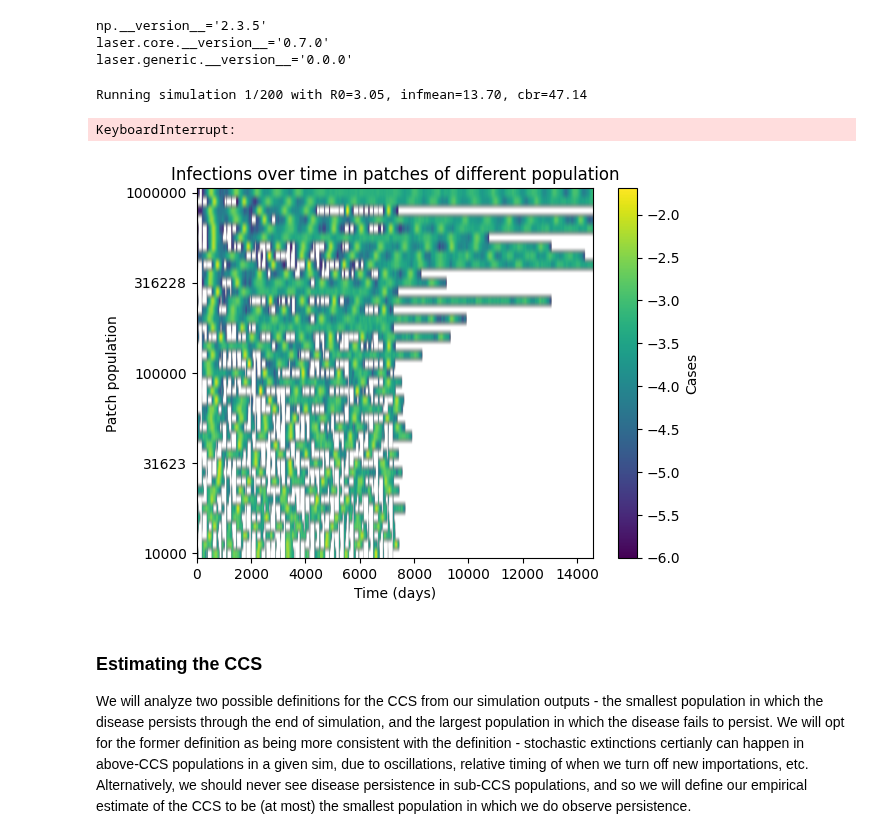
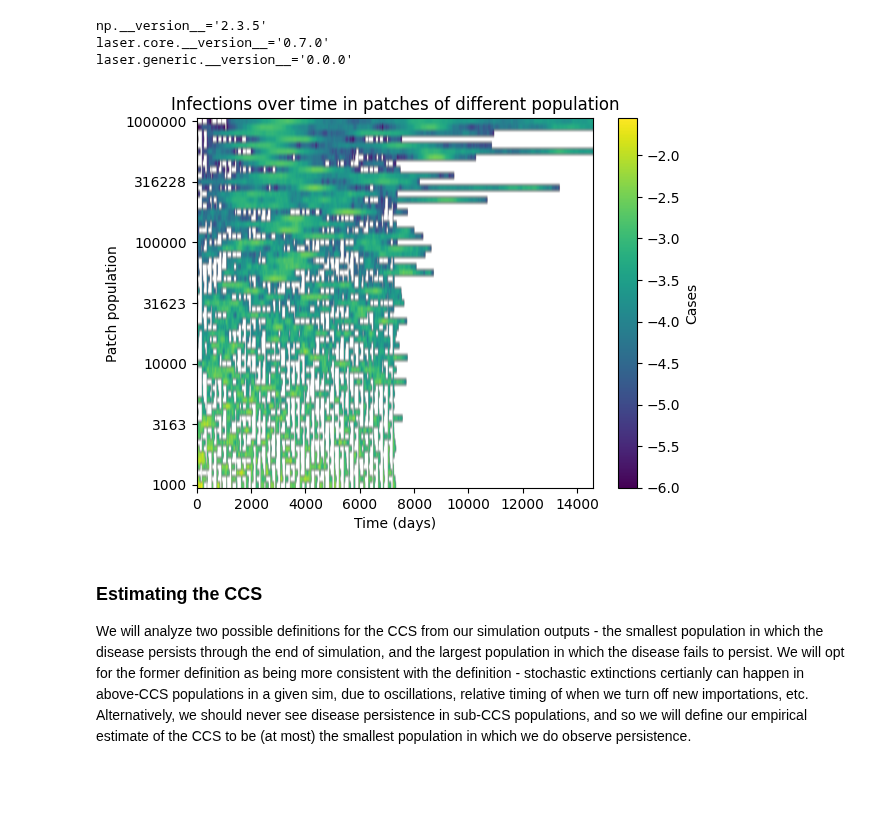
Before and after one commit to laser-base/laser-generic, a Jupyter notebook: docs/tutorials/notebooks/07_SIR_CCS.ipynb, the cells around one changed output. Drawn from its saved outputs; the diff is of its cells as text; code cells hidden in the pictures; blank space fills up the shorter version.

```diff
--- a/docs/tutorials/notebooks/07_SIR_CCS.ipynb
+++ b/docs/tutorials/notebooks/07_SIR_CCS.ipynb
@@ -86,7 +86,7 @@ class Importation_EachNode:
 
         return
 # %%
-run_sims = True
+run_sims = False
 analyze_sims = True
 # %%
 npatches = 61
@@ -95,7 +95,7 @@ initial_infected = 3
 nticks = 40 * 365
 nsims = 200
 i = 0
-start_from_last = False
+start_from_last = True
 if run_sims:
     i = 0
     if start_from_last:  #If we are resuming from a stopped previous run
@@ -160,35 +160,32 @@ if run_sims:
         os.makedirs("outputs", exist_ok=True)
         np.save(os.path.join("outputs", "CCS_outputs.npy"), outputs)
         i+=1
-# %% [output]
-Running simulation 1/200 with R0=3.05, infmean=13.70, cbr=47.14
-KeyboardInterrupt:
 # %%
 if analyze_sims:
     outputs = np.load(os.path.join("outputs", "CCS_outputs.npy"))
     parameter_samples = np.load(os.path.join("outputs", "CCS_parameter_samples.npy"))
     R0_samples = parameter_samples[0, :]
     infmean_samples = parameter_samples[1, :]
     cbr_samples = parameter_samples[2, :]
     params_df = pd.DataFrame({
         "R0": R0_samples,
         "infmean": infmean_samples,
         "cbr": cbr_samples,
     })
     params_df['mu'] = (1 + params_df['cbr'] / 1000) ** (1 / 365) - 1
     params_df['alpha'] = (1 / params_df['infmean'] + params_df['mu'])/params_df['mu']
     nsims, nticks, npatches = outputs.shape
 
     pops = np.array(scenario.population)
-    plt.imshow(np.log10(outputs[0, :, :].T / pops[:, np.newaxis]), aspect="auto", origin="lower")
+    plt.imshow(np.log10(outputs[199, :, :].T / pops[:, np.newaxis]), aspect="auto", origin="lower")
     plt.colorbar(label="Cases")
     plt.xlabel("Time (days)")
     plt.ylabel("Patch population")
     plt.yticks(range(0, npatches, 10), pops[::10])
     plt.title("Infections over time in patches of different population")
     plt.show()
 # %% [output]
-[figure, old version]
+[figure, new version]
 # %% [markdown]
 ### Estimating the CCS
 
```
Also changed, not shown: parts of 7 cells of this notebook.
